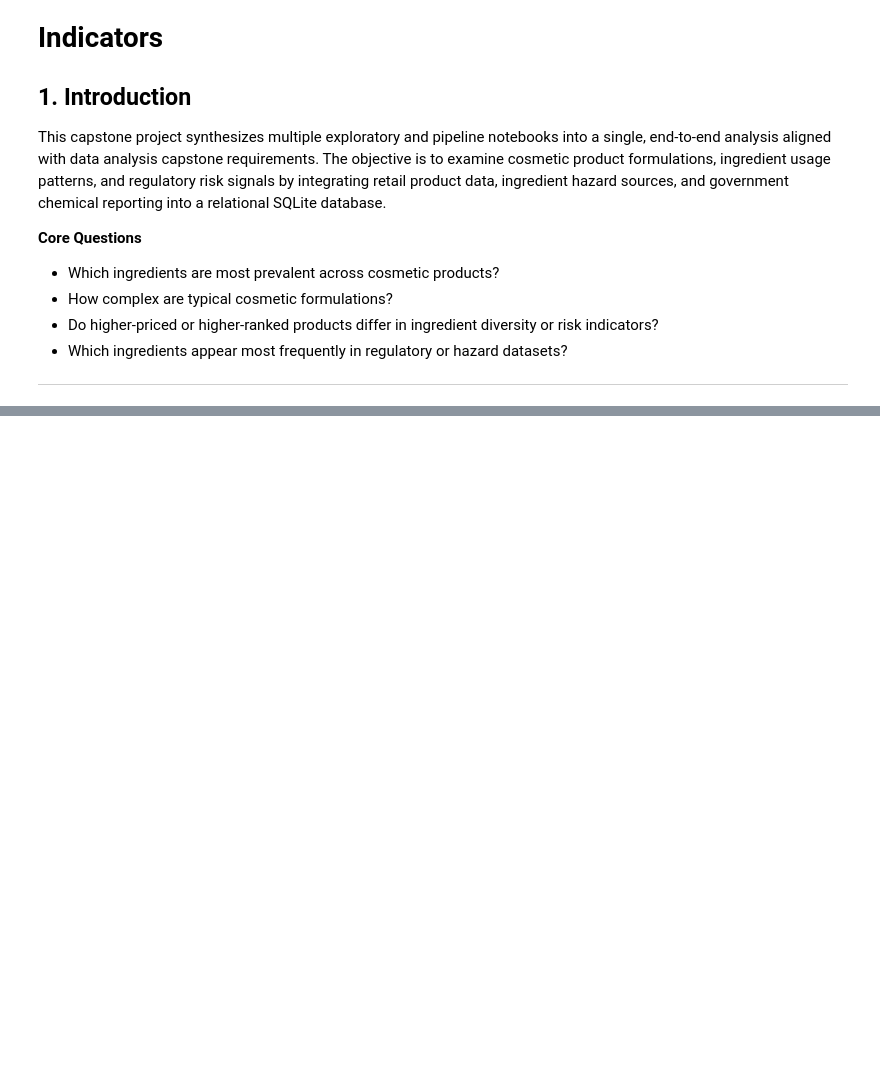
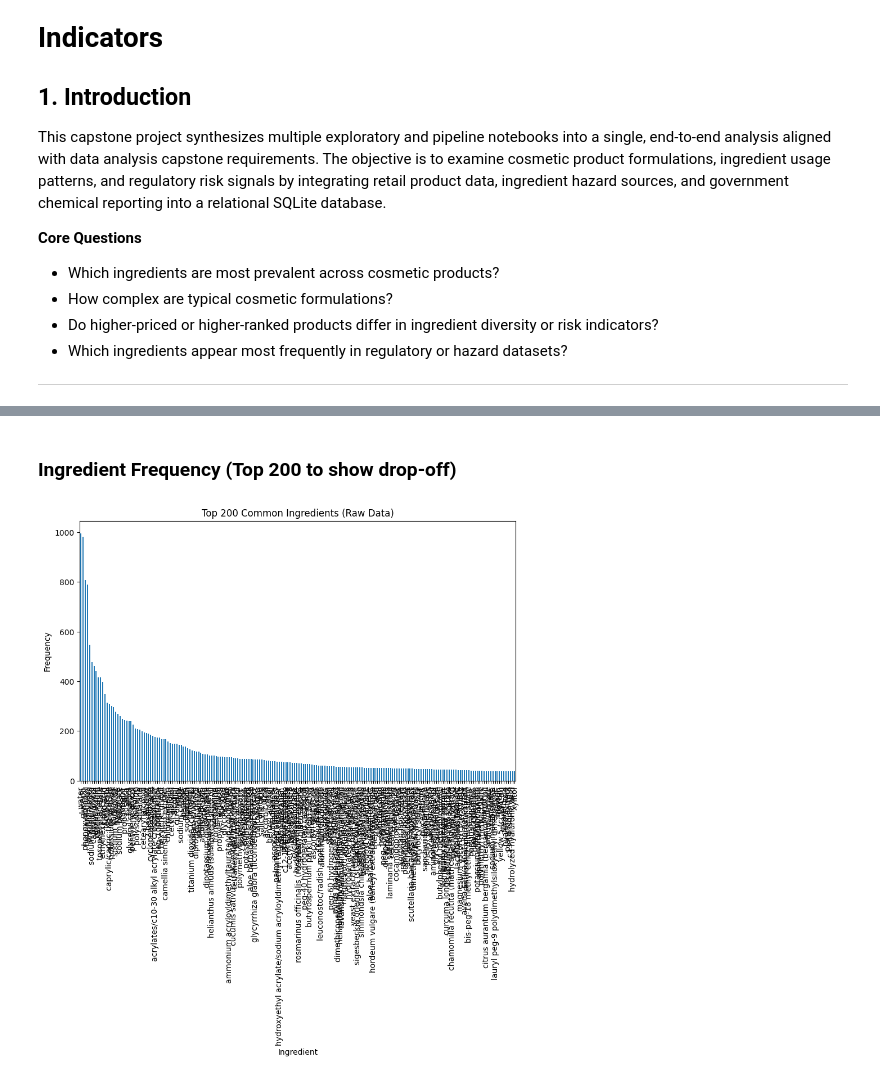
Before and after one commit to angelakberry/beauty_wizard, a Jupyter notebook: beautyywizard.ipynb, the cells around one changed output, grey strips where cells are left out. Cells and saved outputs as stored; diff of their text form; code cells hidden in the pictures; blank space fills up the shorter version.

```diff
--- a/beautyywizard.ipynb
+++ b/beautyywizard.ipynb
@@ -179,0 +385,21 @@ This project demonstrates an end-to-end data analysis workflow including ETL, da
+# %% [markdown]
+### Ingredient Frequency (Top 200 to show drop-off)
+# %%
+ingredients = (
+    cosmetic["ingredients"]
+    .dropna()
+    .str.split(",")
+    .explode()
+    .str.strip()
+    .str.lower()
+)
+
+top_ing = ingredients.value_counts().head(200)
+
+top_ing.plot(kind="bar")
+plt.title("Top 200 Common Ingredients (Raw Data)")
+plt.xlabel("Ingredient")
+plt.ylabel("Frequency")
+plt.show()
+# %% [output]
+[figure, added]
```
Also changed, not shown: parts of 92 cells of this notebook, 1 other file.
